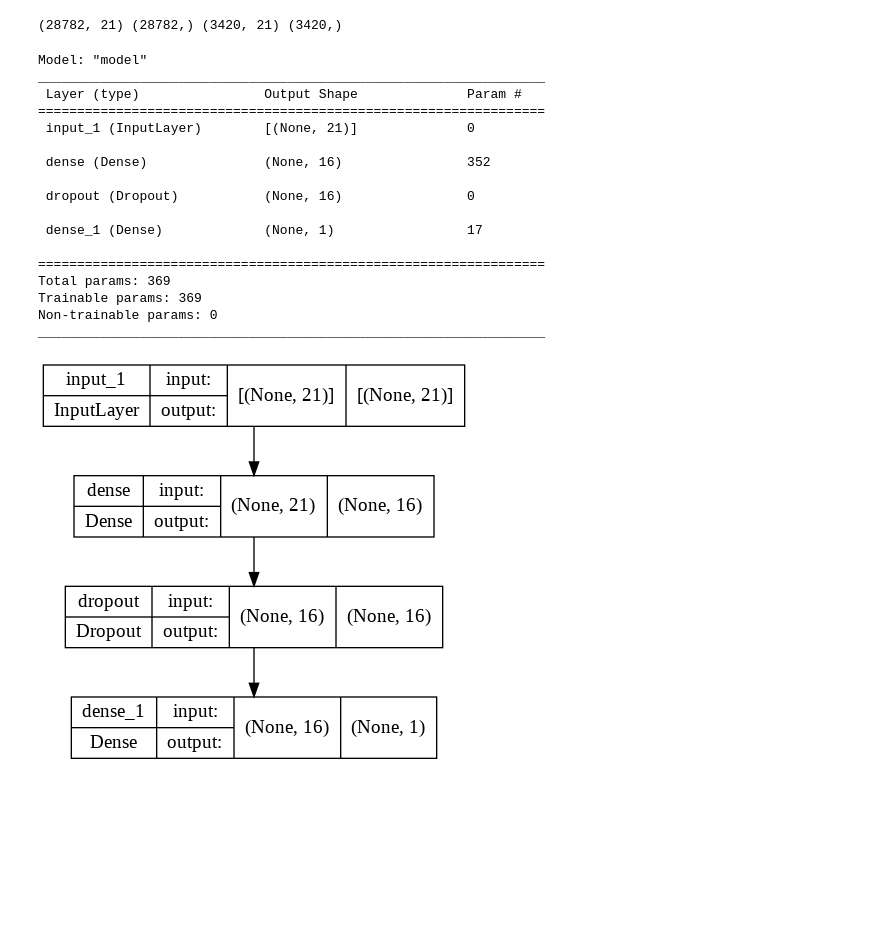
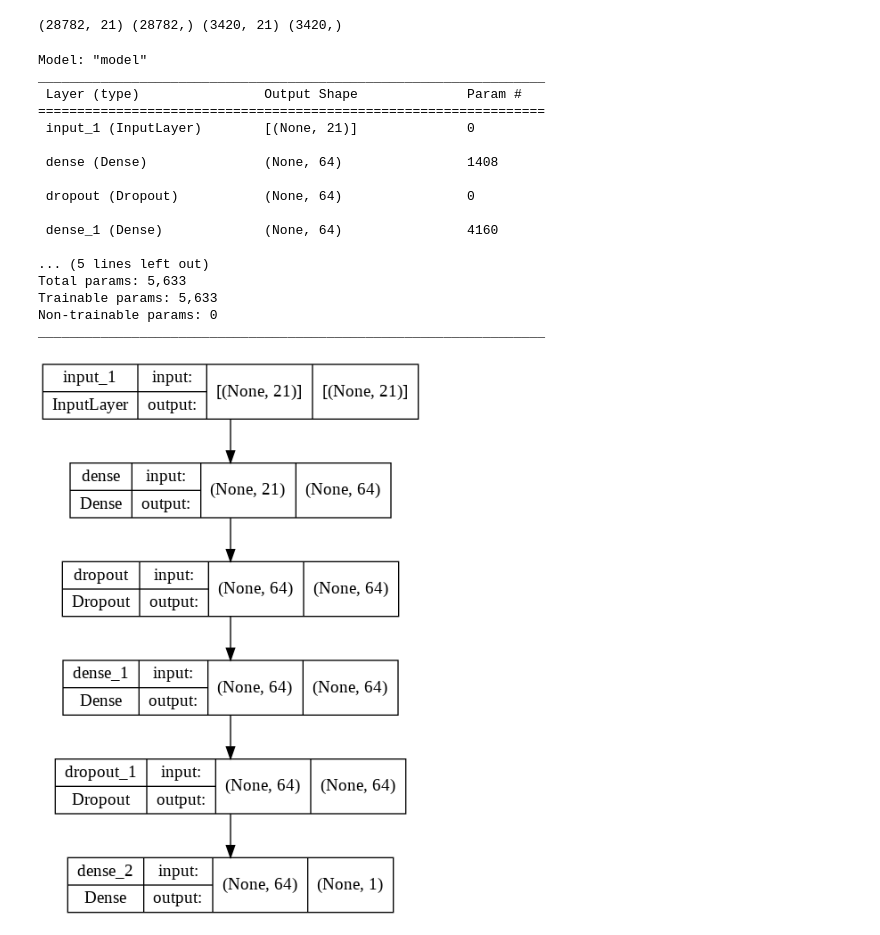
Before and after one commit to doogzultz/time_series_project, a Jupyter notebook: model_test_simple_and_classical.ipynb, the cells around one changed output. Saved outputs shown, nothing was run; the diff lists cells and outputs as text; code cells hidden in the pictures; blank space fills up the shorter version.

```diff
--- a/model_test_simple_and_classical.ipynb
+++ b/model_test_simple_and_classical.ipynb
@@ -304,14 +304,16 @@ def plot_model_perf(history, metric = None):
       plt.show()
 # %%
 import tensorflow.keras.backend as K
-def create_smape(epsilon = 1e-6):
+def create_smape(epsilon = 1e-6, threshold = .5):
   def smape(y_true, y_pred):
-      #summ = K.minimum(K.abs(y_true) + K.abs(y_pred) + epsilon, 0.5 + epsilon)
-      return 100*K.abs(y_pred - y_true) / ((K.abs(y_true) + K.abs(y_pred) + epsilon) * 2.0)
+      summ = K.maximum(K.abs(y_true) + K.abs(y_pred) + epsilon, threshold + epsilon)
+      return 100*K.abs(y_pred - y_true) / (summ* 2.0)
   return smape
 # %%
 def dense_block(input_, dense_units, dr):
     x = Dense(dense_units, kernel_initializer="he_normal", activation = 'relu')(input_)
+    x = Dropout(dr)(x)
+    x = Dense(dense_units, kernel_initializer="he_normal", activation = 'relu')(x)
     #x = Dropout(dr)(x)
     #x = Dense(dense_units, kernel_initializer="he_normal", activation = 'relu')(x)
     out = Dropout(dr)(x)
@@ -319,35 +321,35 @@ def dense_block(input_, dense_units, dr):
 # %%
 tf.keras.backend.clear_session()
 
-def create_time_model(dense_units = 16, dr = .2 ):
+def create_time_model(dense_units = 64, dr = .2 ):
 
     input_ = Input(shape=(21))
     x = dense_block(input_, dense_units, dr)
     out = Dense(1)(x)
     model = Model(inputs = input_, outputs = out)
     return model
 
 model = create_time_model()
-model.compile(loss = 'mape', optimizer = 'adam', metrics = ['mae', create_smape()])
+model.compile(loss = create_smape(), optimizer = 'adam', metrics = ['mae', 'mape', create_smape(threshold = 0)])
 model.summary()
 tf.keras.utils.plot_model(model, show_shapes=True)
 # %% [output]
 Model: "model"
 _________________________________________________________________
  Layer (type)                Output Shape              Param #
 =================================================================
  input_1 (InputLayer)        [(None, 21)]              0
 
- dense (Dense)               (None, 16)                352
+ dense (Dense)               (None, 64)                1408
 
- dropout (Dropout)           (None, 16)                0
+ dropout (Dropout)           (None, 64)                0
 
- dense_1 (Dense)             (None, 1)                 17
+ dense_1 (Dense)             (None, 64)                4160
 
-=================================================================
-Total params: 369
-Trainable params: 369
+... (5 lines left out)
+Total params: 5,633
+Trainable params: 5,633
 Non-trainable params: 0
 _________________________________________________________________
-[figure, old version]
+[figure, new version]
 # %%
```
Also changed, not shown: parts of 4 cells of this notebook.
